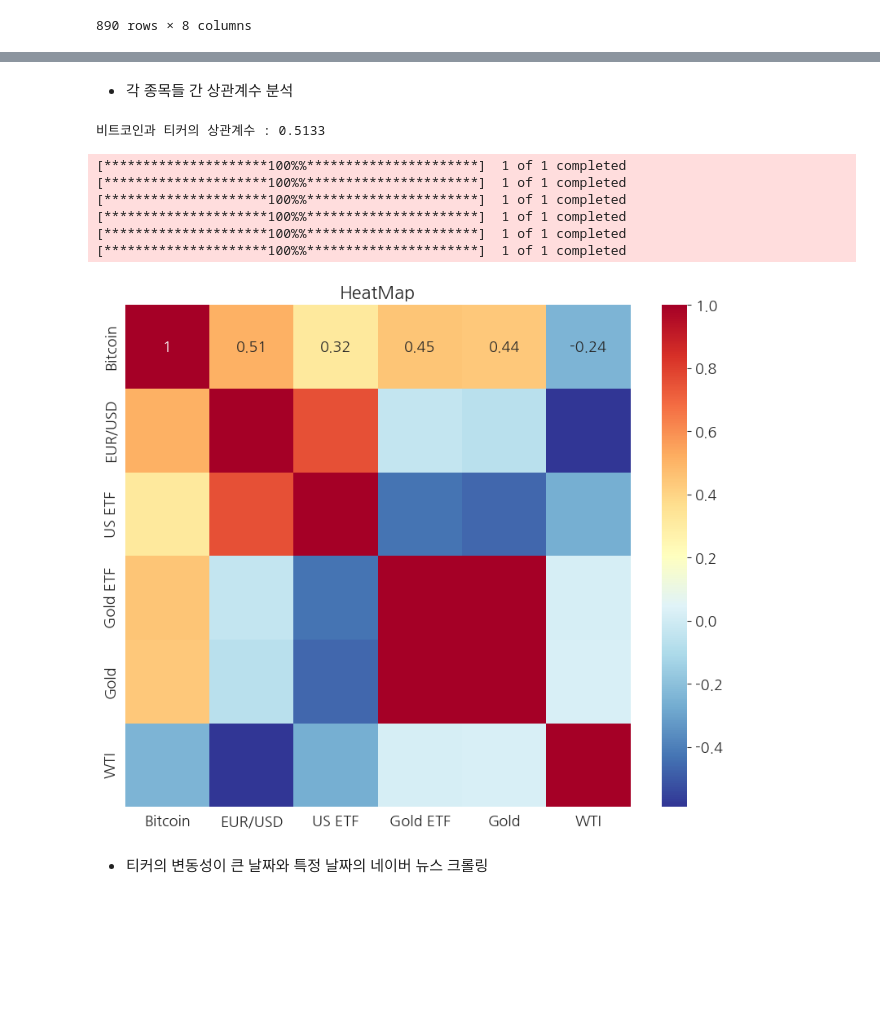
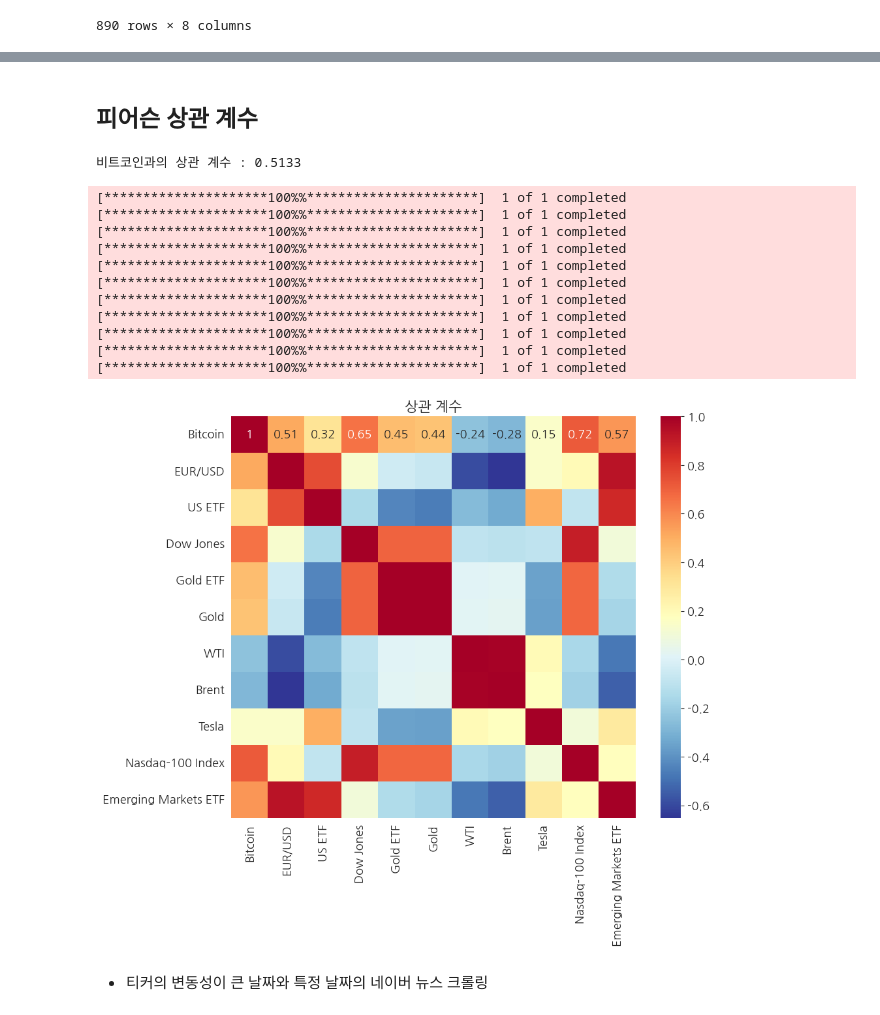
Before and after one commit to Ahram-Jeong/python-ml, a Jupyter notebook: project/yahoo_finance_ data_analysis.ipynb, the cells around one changed output, grey strips where cells are left out. Cells and saved outputs as stored; diff of their text form; code cells hidden in the pictures; blank space fills up the shorter version.

```diff
--- a/project/yahoo_finance_ data_analysis.ipynb
+++ b/project/yahoo_finance_ data_analysis.ipynb
@@ -179,11 +233,0 @@ Name: Adj Close, dtype: float64
-# %% [markdown]
-- 각 종목들 간 상관계수 분석
-# %%
-# 비트코인과 티커의 상관계수 계산
-df_close = pd.concat([bit_ticker["Adj Close"], ticker["Adj Close"]], axis = 1)
-df_close.columns = ["bit_close", "tk_close"]
-df_close = df_close.dropna()
-corr_coefficient = np.corrcoef(df_close["bit_close"], df_close["tk_close"])[0, 1]
-print(f"비트코인과 티커의 상관계수 : {corr_coefficient:.4f}")
-# %% [output]
-비트코인과 티커의 상관계수 : 0.5133
@@ -195,19 +234,46 @@ def daily_adj_close(tk_name, ds, de) :
-# %%
-# 상관계수 시각화 - Heatmap
-corr_matrix = pd.DataFrame({'Bitcoin': daily_adj_close(bitcoin, start_date, end_date), 'EUR/USD': daily_adj_close(usd, start_date, end_date), 'US ETF' : daily_adj_close(us_etf, start_date, end_date), 'Gold ETF' : daily_adj_close(gold_etf, start_date, end_date), 'Gold' : daily_adj_close(gold, start_date, end_date), 'WTI' : daily_adj_close(wti, start_date, end_date)}).corr()
-plt.rc("font", family = "NanumGothic", size = 13)
-plt.rcParams["axes.unicode_minus"] = False
-plt.figure(figsize=(10, 8))
-sns.heatmap(corr_matrix, annot = True, cmap='RdYlBu_r', cbar=True)
-plt.title("HeatMap")
-plt.show()
-# %% [output]
-[*********************100%%**********************]  1 of 1 completed
-[*********************100%%**********************]  1 of 1 completed
-[*********************100%%**********************]  1 of 1 completed
-[*********************100%%**********************]  1 of 1 completed
-[*********************100%%**********************]  1 of 1 completed
-[*********************100%%**********************]  1 of 1 completed
-[figure, removed]
+# %% [markdown]
+## 피어슨 상관 계수
+# %%
+# 비트코인과 티커의 상관 계수 산출
+df_close = pd.concat([bit_ticker["Adj Close"], ticker["Adj Close"]], axis = 1)
+df_close.columns = ["bit_adj_close", "tk_adj_close"]
+df_close = df_close.dropna()
+corr_coefficient = np.corrcoef(df_close["bit_adj_close"], df_close["tk_adj_close"])[0, 1]
+print(f"비트코인과의 상관 계수 : {corr_coefficient:.4f}")
+# %% [output]
+비트코인과의 상관 계수 : 0.5133
+# %%
+# 상관 계수 시각화 - HeatMep
+corr_matrix = pd.DataFrame({"Bitcoin" : daily_adj_close(bitcoin, start_date, end_date),
+                            "EUR/USD" : daily_adj_close(usd, start_date, end_date),
+                            "US ETF" : daily_adj_close("TLT", start_date, end_date),
+                            "Dow Jones" : daily_adj_close("^DJI", start_date, end_date),
+                            "Gold ETF" : daily_adj_close("GLD", start_date, end_date),
+                            "Gold" : daily_adj_close(gold, start_date, end_date),
+                            "WTI" : daily_adj_close(wti, start_date, end_date),
+                            "Brent" : daily_adj_close("BZ=F", start_date, end_date),
+                            "Tesla" : daily_adj_close("TSLA", start_date, end_date),
+                            "Nasdaq-100 Index" : daily_adj_close("QQQ", start_date, end_date),
+                            "Emerging Markets ETF" : daily_adj_close("EEM", start_date, end_date)}).corr()
+
+plt.rc("font", family = "NanumGothic", size = 13)
+plt.rcParams["axes.unicode_minus"] = False
+plt.figure(figsize = (10, 8))
+sns.heatmap(corr_matrix, annot = True, cmap = "RdYlBu_r", cbar = True)
+plt.title("상관 계수")
+plt.show()
+# %% [output]
+[*********************100%%**********************]  1 of 1 completed
+[*********************100%%**********************]  1 of 1 completed
+[*********************100%%**********************]  1 of 1 completed
+[*********************100%%**********************]  1 of 1 completed
+[*********************100%%**********************]  1 of 1 completed
+[*********************100%%**********************]  1 of 1 completed
+[*********************100%%**********************]  1 of 1 completed
+[*********************100%%**********************]  1 of 1 completed
+[*********************100%%**********************]  1 of 1 completed
+[*********************100%%**********************]  1 of 1 completed
+[*********************100%%**********************]  1 of 1 completed
+[figure, added]
 # %% [markdown]
 - 티커의 변동성이 큰 날짜와 특정 날짜의 네이버 뉴스 크롤링
```
Also changed, not shown: parts of 18 cells of this notebook.
